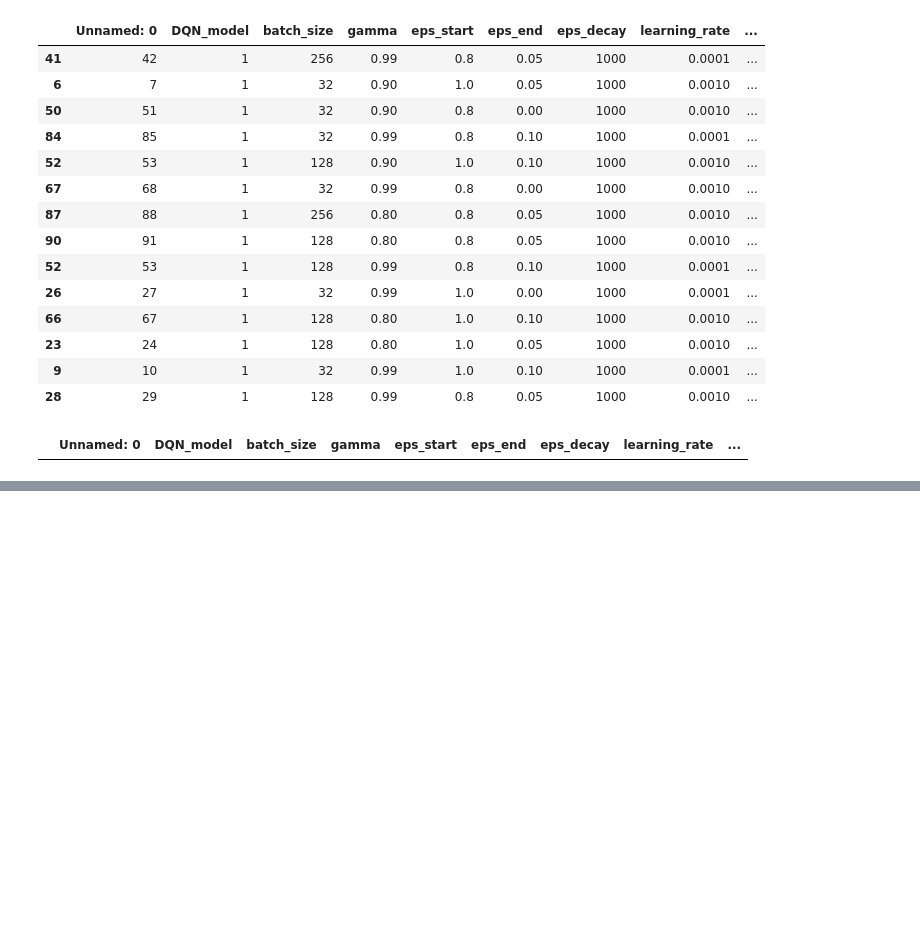
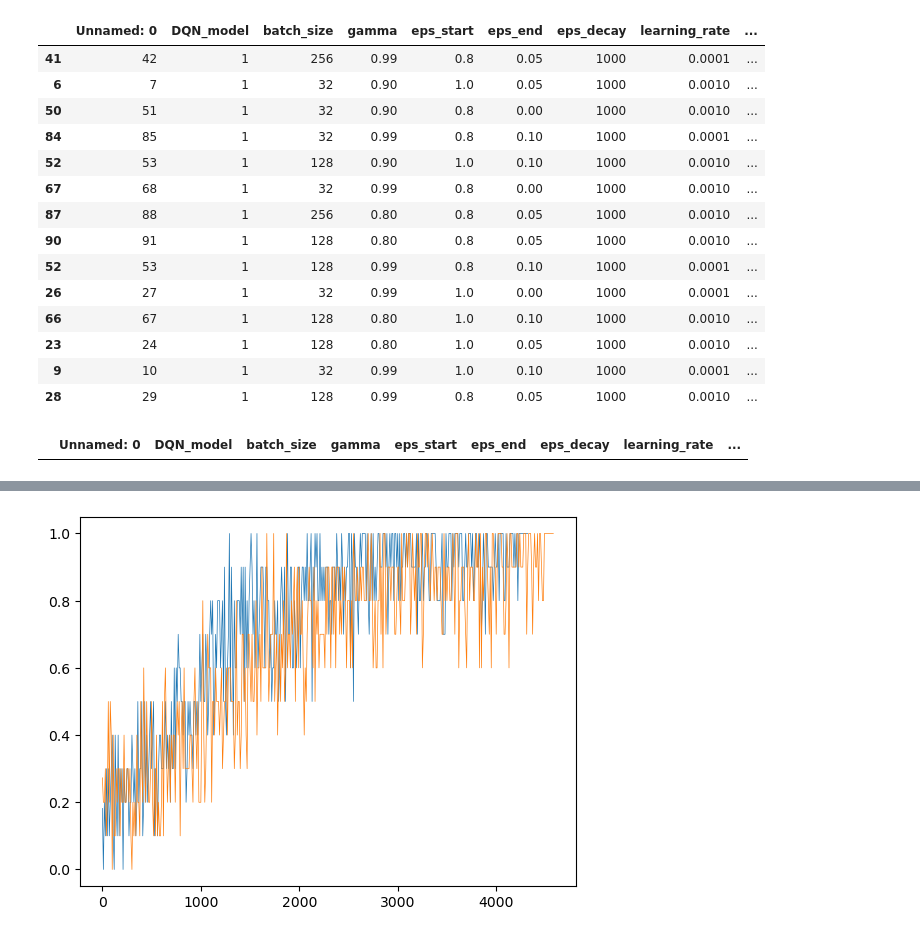
Before and after one commit to daniel-macrae/DRL-Assignment-2023, a Jupyter notebook: Grid Search Results.ipynb, the cells around one changed output, grey strips where cells are left out. Drawn from its saved outputs; the diff is of its cells as text; code cells hidden in the pictures; blank space fills up the shorter version.

```diff
--- a/Grid Search Results.ipynb
+++ b/Grid Search Results.ipynb
@@ -140,0 +192,7 @@ grid_search_df[~grid_search_df['time_to_convergence'].isna()].head()
+# %%
+converged = df_wedn[~df_wedn['time_to_convergence'].isna()]
+for i, row in converged.iterrows():
+    x = np.arange(0, len(row['avgRewards'])*10, 10)
+    plt.plot(x, row['avgRewards'], linewidth=.5)
+# %% [output]
+[figure, added]
```
Also changed, not shown: parts of 5 cells of this notebook, 4 other files.
